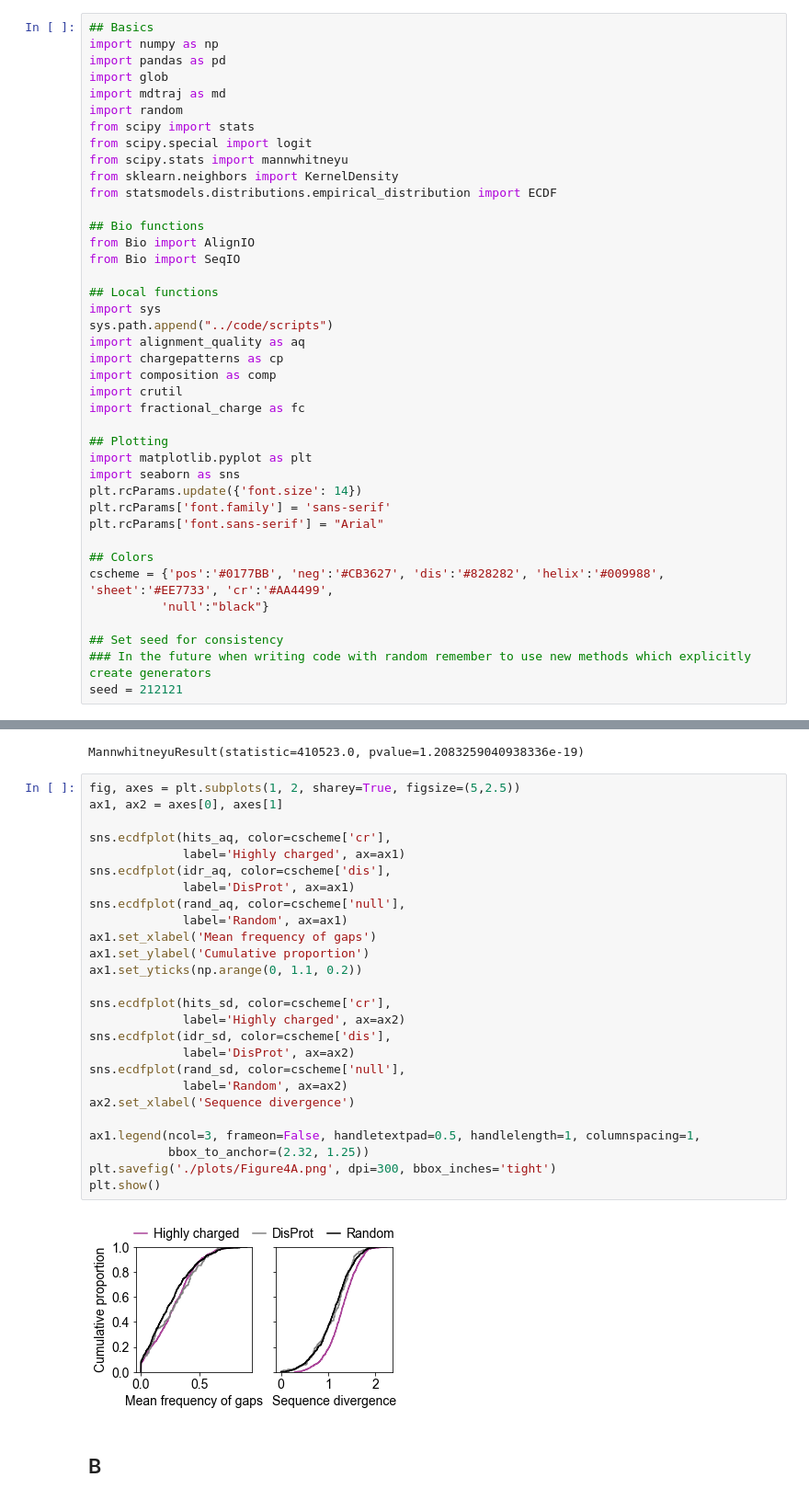
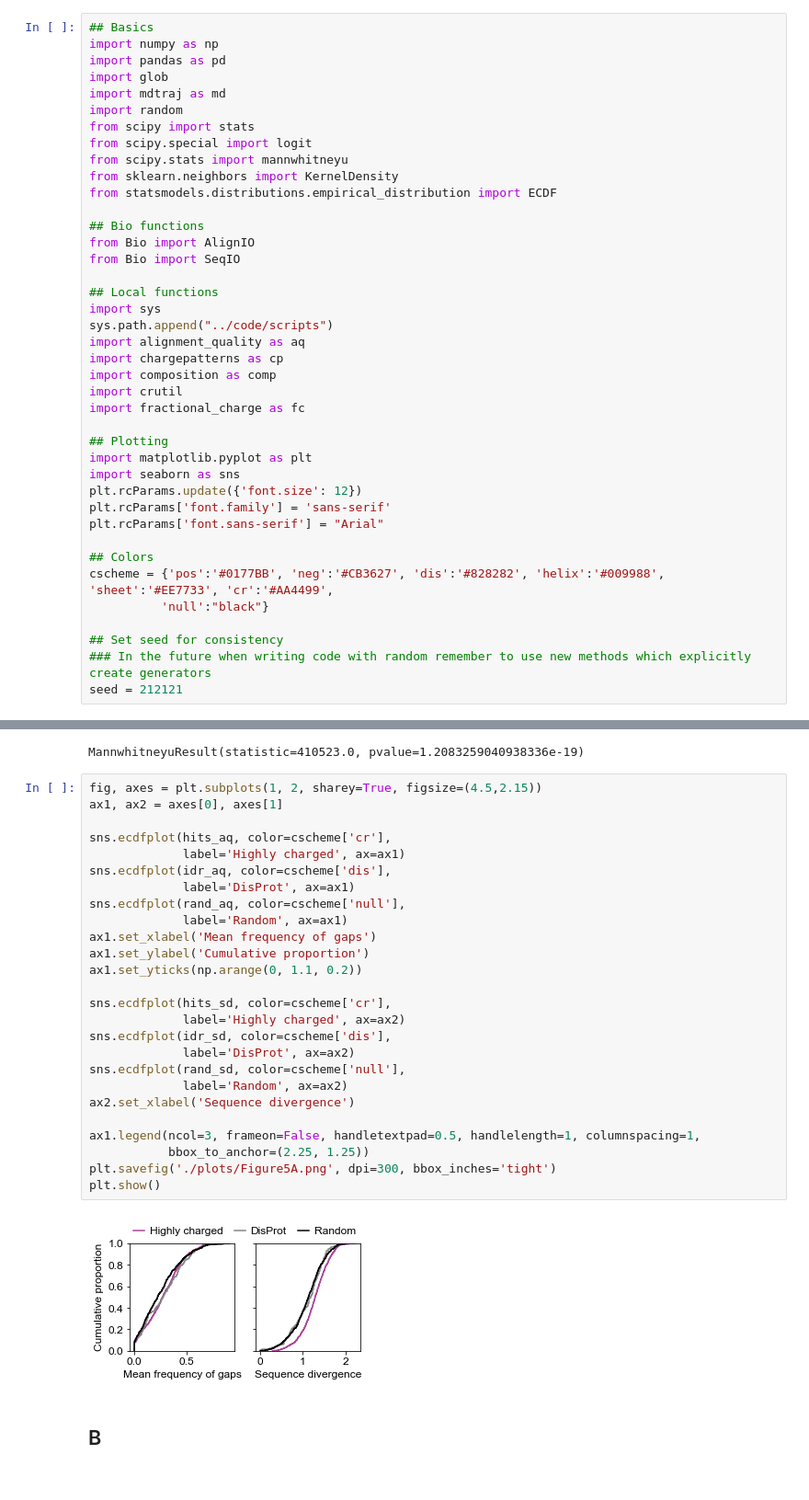
Before and after one commit to rosalindpan/hcrpaper, a Jupyter notebook: figures/Figure5.ipynb, the cells around one changed output, grey strips where cells are left out. Shown at 92% size. Saved outputs shown, nothing was run; the diff lists cells and outputs as text.

```diff
--- a/figures/Figure5.ipynb
+++ b/figures/Figure5.ipynb
@@ -32,7 +32,7 @@ import fractional_charge as fc
 ## Plotting
 import matplotlib.pyplot as plt
 import seaborn as sns
-plt.rcParams.update({'font.size': 14})
+plt.rcParams.update({'font.size': 12})
 plt.rcParams['font.family'] = 'sans-serif'
 plt.rcParams['font.sans-serif'] = "Arial"
 
@@ -74,33 +74,33 @@ mannwhitneyu(hits_sd, rand_sd)
 # %% [output]
 MannwhitneyuResult(statistic=410523.0, pvalue=1.2083259040938336e-19)
 # %%
-fig, axes = plt.subplots(1, 2, sharey=True, figsize=(5,2.5))
+fig, axes = plt.subplots(1, 2, sharey=True, figsize=(4.5,2.15))
 ax1, ax2 = axes[0], axes[1]
 
 sns.ecdfplot(hits_aq, color=cscheme['cr'],
              label='Highly charged', ax=ax1)
 sns.ecdfplot(idr_aq, color=cscheme['dis'],
              label='DisProt', ax=ax1)
 sns.ecdfplot(rand_aq, color=cscheme['null'],
              label='Random', ax=ax1)
 ax1.set_xlabel('Mean frequency of gaps')
 ax1.set_ylabel('Cumulative proportion')
 ax1.set_yticks(np.arange(0, 1.1, 0.2))
 
 sns.ecdfplot(hits_sd, color=cscheme['cr'],
              label='Highly charged', ax=ax2)
 sns.ecdfplot(idr_sd, color=cscheme['dis'],
              label='DisProt', ax=ax2)
 sns.ecdfplot(rand_sd, color=cscheme['null'],
              label='Random', ax=ax2)
 ax2.set_xlabel('Sequence divergence')
 
 ax1.legend(ncol=3, frameon=False, handletextpad=0.5, handlelength=1, columnspacing=1,
-           bbox_to_anchor=(2.32, 1.25))
-plt.savefig('./plots/Figure4A.png', dpi=300, bbox_inches='tight')
+           bbox_to_anchor=(2.25, 1.25))
+plt.savefig('./plots/Figure5A.png', dpi=300, bbox_inches='tight')
 plt.show()
 # %% [output]
-[figure, old version]
+[figure, new version]
 # %% [markdown]
 ## B
 # %%
```
Also changed, not shown: parts of 5 cells of this notebook, 44 other files.
